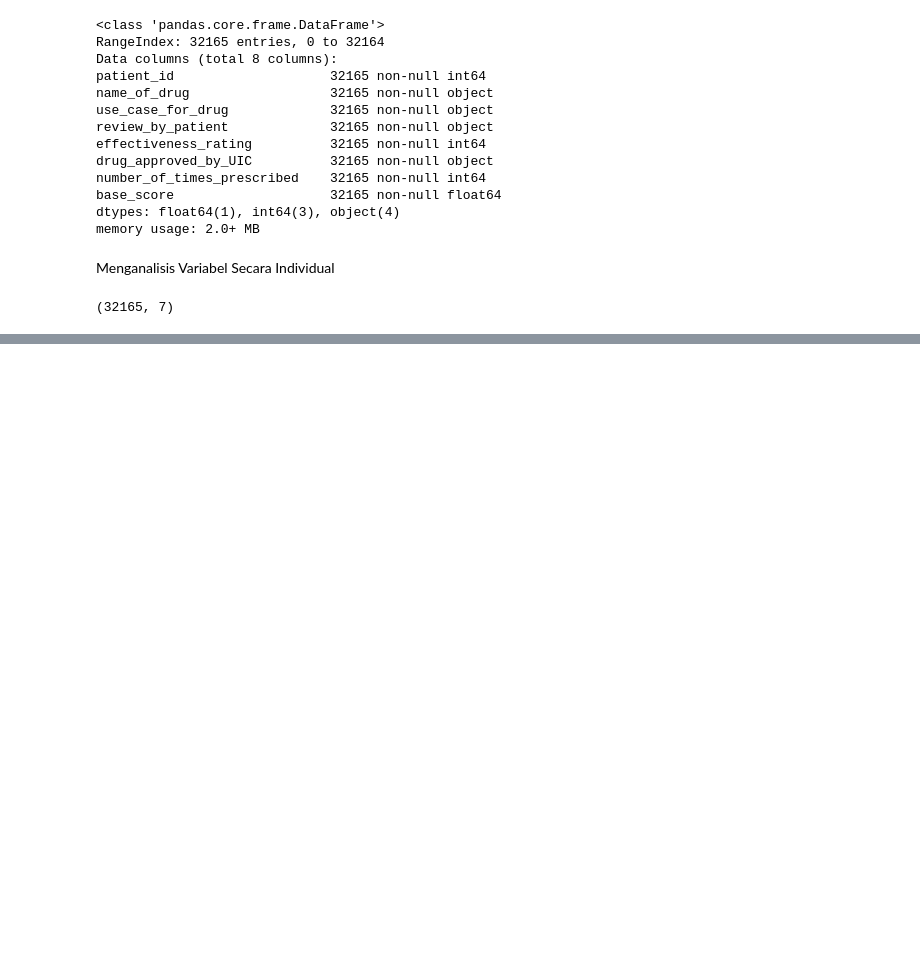
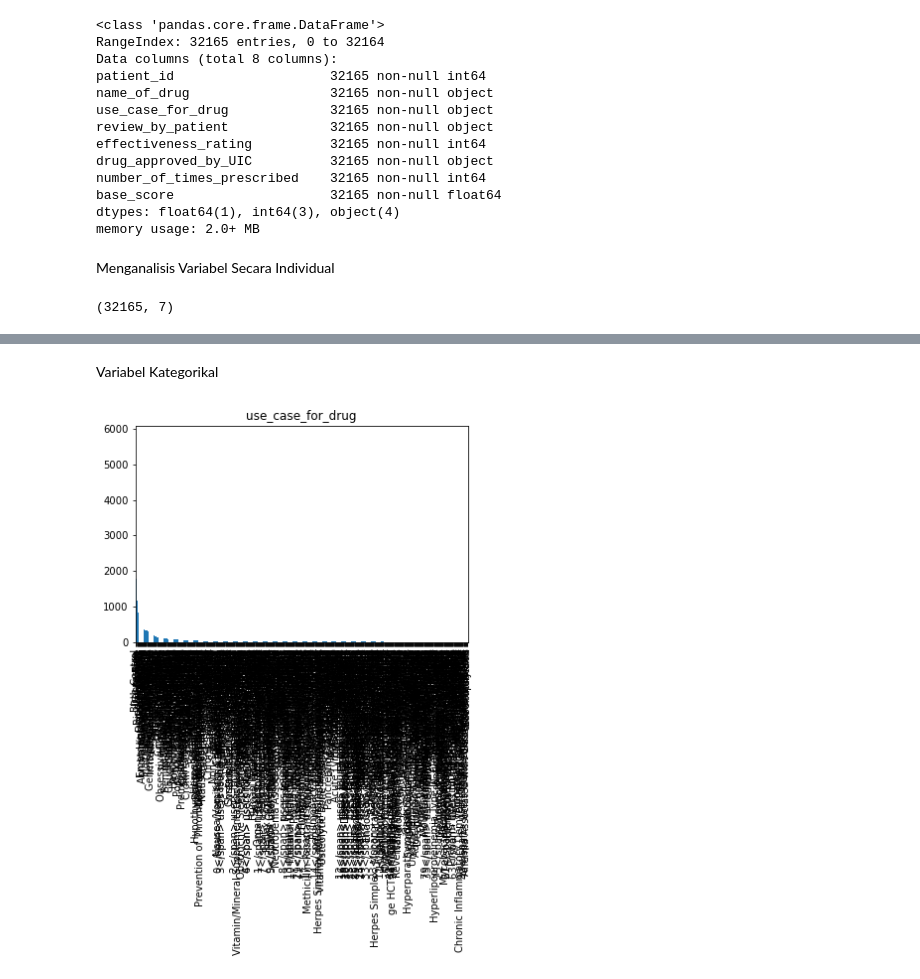
Before and after one commit to Sidel17/Drugs-Recommendation-Using-K-Nearest-Neighbor-Algorithm, a Jupyter notebook: Exploratory_Data_Analysis.ipynb, the cells around one changed output, grey strips where cells are left out. Cells and saved outputs as stored; diff of their text form; code cells hidden in the pictures; blank space fills up the shorter version.

```diff
--- a/Exploratory_Data_Analysis.ipynb
+++ b/Exploratory_Data_Analysis.ipynb
@@ -114,0 +160,6 @@ drugs.shape
+# %% [markdown]
+Variabel Kategorikal
+# %%
+drugs['use_case_for_drug'].value_counts().plot(kind='bar', title='use_case_for_drug');
+# %% [output]
+[figure, added]
```
Also changed, not shown: parts of 7 cells of this notebook.
